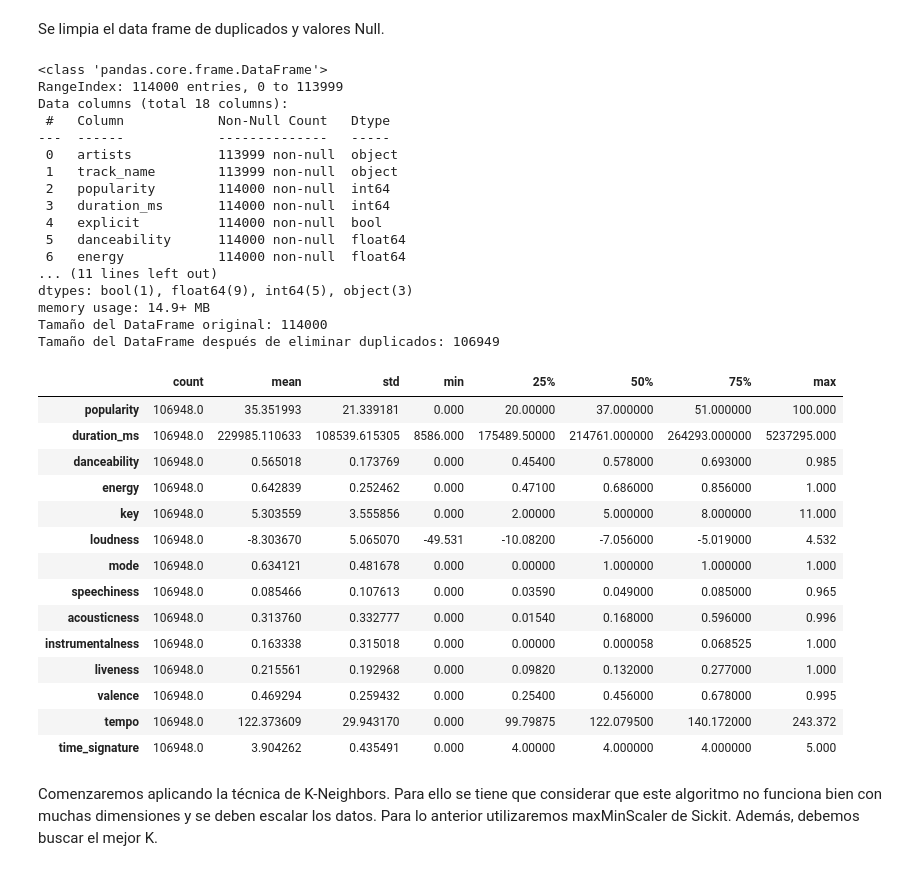
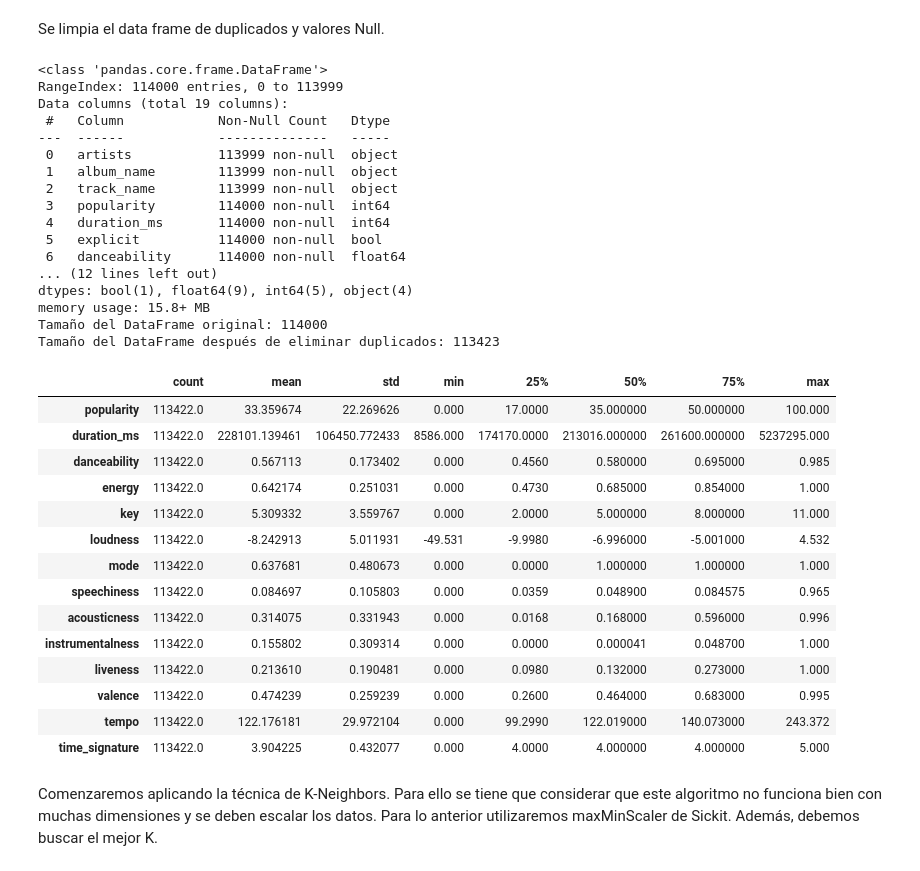
Before and after one commit to astromai/Proyecto-Mineria-de-Datos-CC5205, a Jupyter notebook: notebooks/pregunta_2.ipynb, the cells around one changed output. Saved outputs shown, nothing was run; the diff lists cells and outputs as text; code cells hidden in the pictures.

```diff
--- a/notebooks/pregunta_2.ipynb
+++ b/notebooks/pregunta_2.ipynb
@@ -26,50 +26,50 @@ df = df_spotify.copy()
 # %% [markdown]
 Se limpia el data frame de duplicados y valores Null.
 # %%
-df_spotify.drop(['Unnamed: 0','track_id','album_name'], axis = 1, inplace = True)
+df_spotify.drop(['Unnamed: 0','track_id'], axis = 1, inplace = True)
 df_spotify.shape
 df_spotify.info()
 df_spotify.nunique()
 df_spotify_sin_duplicados = df_spotify.drop_duplicates()
 df_spotify_limpio = df_spotify_sin_duplicados.dropna()
 df_spotify_kneighbors = df_spotify_limpio.copy()
 df_spotify_forest = df_spotify_limpio.copy()
 print(f"Tamaño del DataFrame original: {len(df_spotify)}")
 print(f"Tamaño del DataFrame después de eliminar duplicados: {len(df_spotify_sin_duplicados)}")
 df_spotify_limpio.describe().transpose()
 # %% [output]
 <class 'pandas.core.frame.DataFrame'>
 RangeIndex: 114000 entries, 0 to 113999
-Data columns (total 18 columns):
+Data columns (total 19 columns):
  #   Column            Non-Null Count   Dtype
 ---  ------            --------------   -----
  0   artists           113999 non-null  object
- 1   track_name        113999 non-null  object
- 2   popularity        114000 non-null  int64
- 3   duration_ms       114000 non-null  int64
- 4   explicit          114000 non-null  bool
- 5   danceability      114000 non-null  float64
- 6   energy            114000 non-null  float64
-... (11 lines left out)
-dtypes: bool(1), float64(9), int64(5), object(3)
-memory usage: 14.9+ MB
+ 1   album_name        113999 non-null  object
+ 2   track_name        113999 non-null  object
+ 3   popularity        114000 non-null  int64
+ 4   duration_ms       114000 non-null  int64
+ 5   explicit          114000 non-null  bool
+ 6   danceability      114000 non-null  float64
+... (12 lines left out)
+dtypes: bool(1), float64(9), int64(5), object(4)
+memory usage: 15.8+ MB
 Tamaño del DataFrame original: 114000
-Tamaño del DataFrame después de eliminar duplicados: 106949
+Tamaño del DataFrame después de eliminar duplicados: 113423
 |  | count | mean | std | min | 25% | 50% | 75% | max |
-| popularity | 106948.0 | 35.351993 | 21.339181 | 0.000 | 20.00000 | 37.000000 | 51.000000 | 100.000 |
-| duration_ms | 106948.0 | 229985.110633 | 108539.615305 | 8586.000 | 175489.50000 | 214761.000000 | 264293.000000 | 5237295.000 |
-| danceability | 106948.0 | 0.565018 | 0.173769 | 0.000 | 0.45400 | 0.578000 | 0.693000 | 0.985 |
-| energy | 106948.0 | 0.642839 | 0.252462 | 0.000 | 0.47100 | 0.686000 | 0.856000 | 1.000 |
-| key | 106948.0 | 5.303559 | 3.555856 | 0.000 | 2.00000 | 5.000000 | 8.000000 | 11.000 |
-| loudness | 106948.0 | -8.303670 | 5.065070 | -49.531 | -10.08200 | -7.056000 | -5.019000 | 4.532 |
-| mode | 106948.0 | 0.634121 | 0.481678 | 0.000 | 0.00000 | 1.000000 | 1.000000 | 1.000 |
-| speechiness | 106948.0 | 0.085466 | 0.107613 | 0.000 | 0.03590 | 0.049000 | 0.085000 | 0.965 |
-| acousticness | 106948.0 | 0.313760 | 0.332777 | 0.000 | 0.01540 | 0.168000 | 0.596000 | 0.996 |
-| instrumentalness | 106948.0 | 0.163338 | 0.315018 | 0.000 | 0.00000 | 0.000058 | 0.068525 | 1.000 |
-| liveness | 106948.0 | 0.215561 | 0.192968 | 0.000 | 0.09820 | 0.132000 | 0.277000 | 1.000 |
-| valence | 106948.0 | 0.469294 | 0.259432 | 0.000 | 0.25400 | 0.456000 | 0.678000 | 0.995 |
-| tempo | 106948.0 | 122.373609 | 29.943170 | 0.000 | 99.79875 | 122.079500 | 140.172000 | 243.372 |
-| time_signature | 106948.0 | 3.904262 | 0.435491 | 0.000 | 4.00000 | 4.000000 | 4.000000 | 5.000 |
+| popularity | 113422.0 | 33.359674 | 22.269626 | 0.000 | 17.0000 | 35.000000 | 50.000000 | 100.000 |
+| duration_ms | 113422.0 | 228101.139461 | 106450.772433 | 8586.000 | 174170.0000 | 213016.000000 | 261600.000000 | 5237295.000 |
+| danceability | 113422.0 | 0.567113 | 0.173402 | 0.000 | 0.4560 | 0.580000 | 0.695000 | 0.985 |
+| energy | 113422.0 | 0.642174 | 0.251031 | 0.000 | 0.4730 | 0.685000 | 0.854000 | 1.000 |
+| key | 113422.0 | 5.309332 | 3.559767 | 0.000 | 2.0000 | 5.000000 | 8.000000 | 11.000 |
+| loudness | 113422.0 | -8.242913 | 5.011931 | -49.531 | -9.9980 | -6.996000 | -5.001000 | 4.532 |
+| mode | 113422.0 | 0.637681 | 0.480673 | 0.000 | 0.0000 | 1.000000 | 1.000000 | 1.000 |
+| speechiness | 113422.0 | 0.084697 | 0.105803 | 0.000 | 0.0359 | 0.048900 | 0.084575 | 0.965 |
+| acousticness | 113422.0 | 0.314075 | 0.331943 | 0.000 | 0.0168 | 0.168000 | 0.596000 | 0.996 |
+| instrumentalness | 113422.0 | 0.155802 | 0.309314 | 0.000 | 0.0000 | 0.000041 | 0.048700 | 1.000 |
+| liveness | 113422.0 | 0.213610 | 0.190481 | 0.000 | 0.0980 | 0.132000 | 0.273000 | 1.000 |
+| valence | 113422.0 | 0.474239 | 0.259239 | 0.000 | 0.2600 | 0.464000 | 0.683000 | 0.995 |
+| tempo | 113422.0 | 122.176181 | 29.972104 | 0.000 | 99.2990 | 122.019000 | 140.073000 | 243.372 |
+| time_signature | 113422.0 | 3.904225 | 0.432077 | 0.000 | 4.0000 | 4.000000 | 4.000000 | 5.000 |
 # %% [markdown]
 Comenzaremos aplicando la técnica de K-Neighbors. Para ello se tiene que considerar que este algoritmo no funciona bien con muchas dimensiones y se deben escalar los datos. Para lo anterior utilizaremos maxMinScaler de Sickit. Además, debemos buscar el mejor K.
 # %%
```
Also changed, not shown: parts of 25 cells of this notebook.
